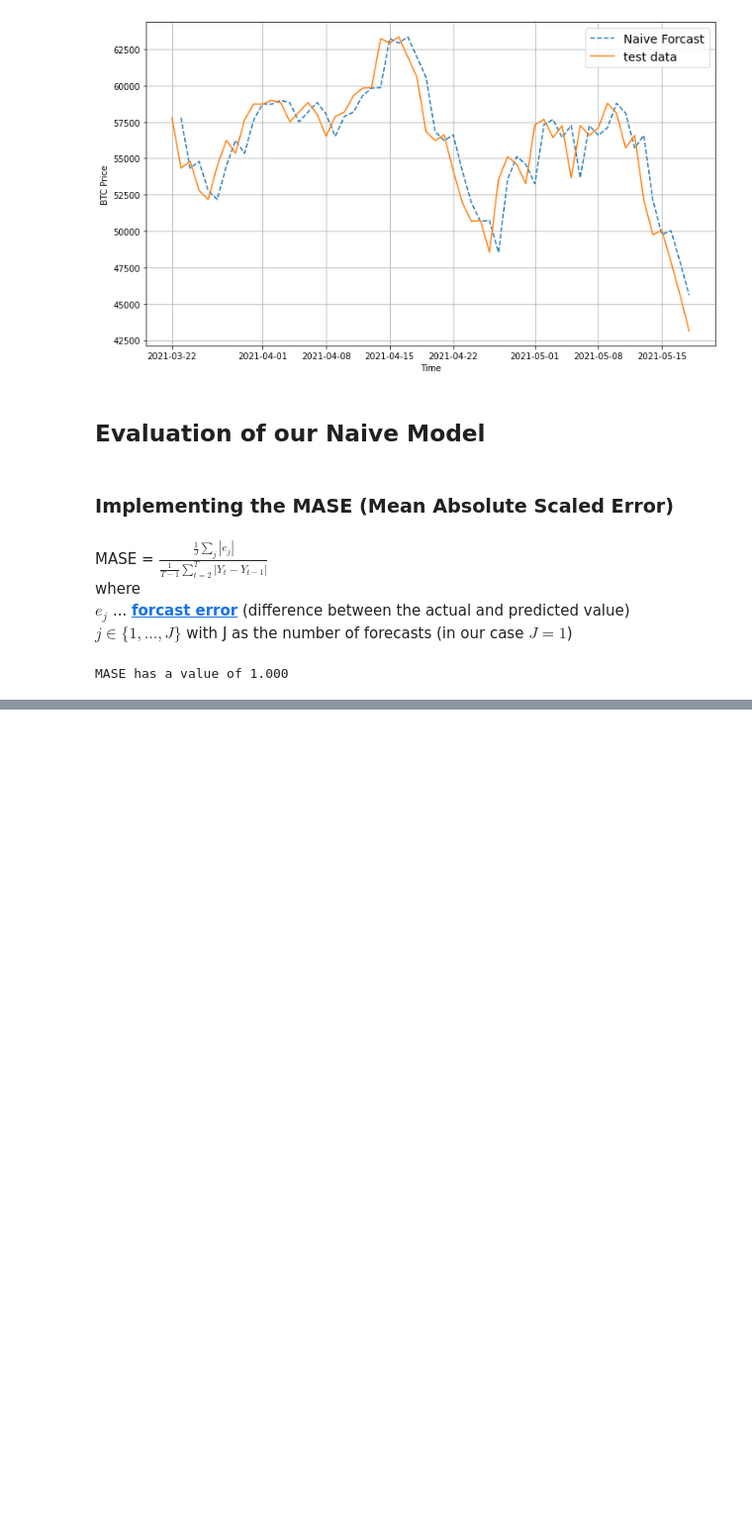
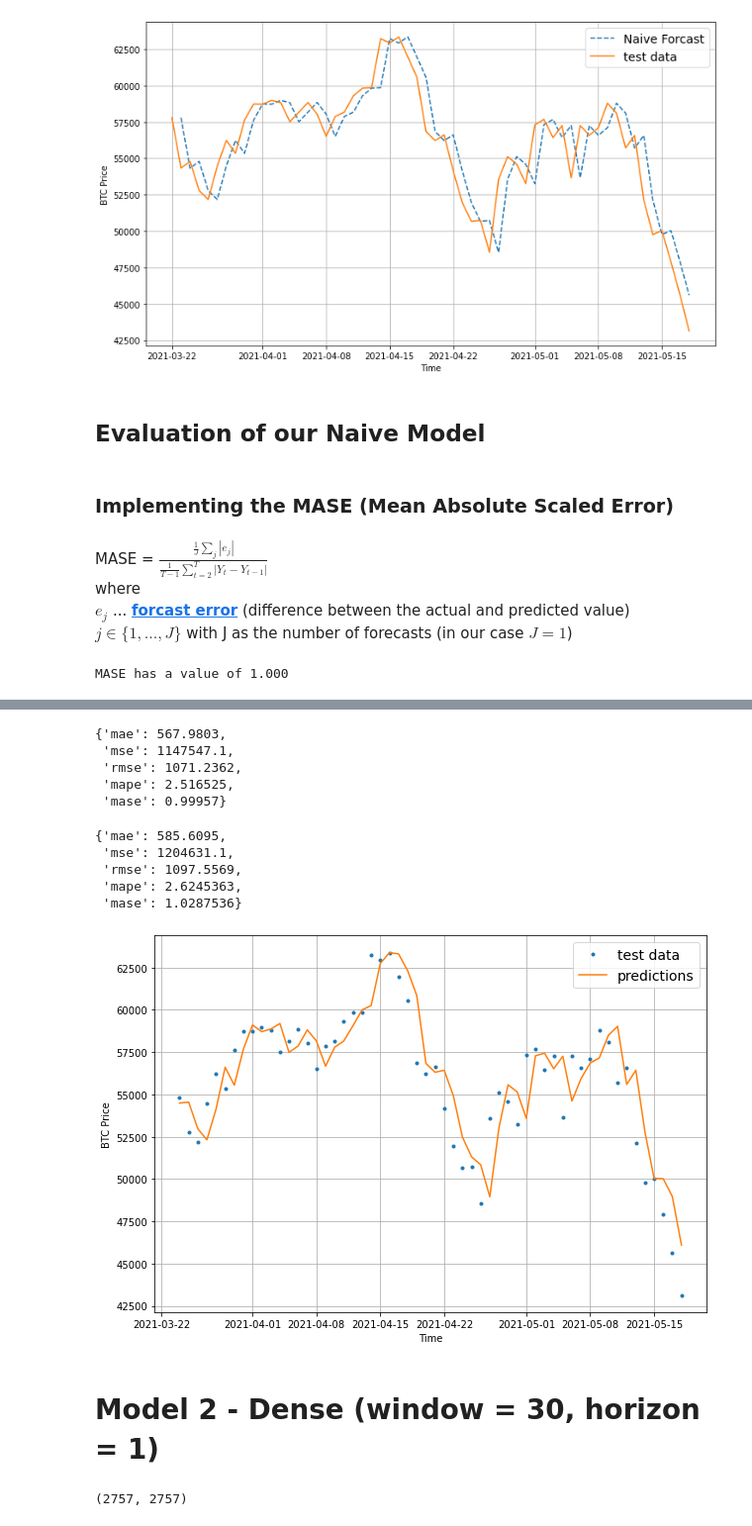
Before and after one commit to johanneseder711/Bitpredict, a Jupyter notebook: MilestoneProject_Bitpredict.ipynb, the cells around one changed output, grey strips where cells are left out. Shown at 99% size. Cells and saved outputs as stored; diff of their text form; code cells hidden in the pictures; blank space fills up the shorter version.

Commit message:
build 3 dense models with different horizons and windows sizes

```diff
--- a/MilestoneProject_Bitpredict.ipynb
+++ b/MilestoneProject_Bitpredict.ipynb
@@ -201,0 +299,13 @@ MASE has a value of 1.000
+# %%
+def make_train_test_splits(windows, labels, test_split=0.2):
+    """
+        Function that splits matching pairs of windows and labels into train and test splits
+    """
+    split_size = int(len(windows) * (1 - test_split))
+    train_windows = windows[:split_size]
+    train_labels = labels[:split_size]
+    test_windows = windows[split_size:]
+    test_labels = labels[split_size:]
+    return train_windows, test_windows, train_labels, test_labels
+# %%
+train_windows, test_windows, train_labels, test_labels = make_train_test_splits(full_windows,full_labels)
@@ -201,0 +396,3 @@ MASE has a value of 1.000
+# %%
+# load in the saved best performing model
+model_1 = tf.keras.models.load_model("model_experiments/model_1_dense")
@@ -201,0 +406,2 @@ MASE has a value of 1.000
+# %%
+model_1_preds = model_1.predict(test_windows)
@@ -201,0 +410,8 @@ MASE has a value of 1.000
+# %%
+naive_results
+# %% [output]
+{'mae': 567.9803,
+ 'mse': 1147547.1,
+ 'rmse': 1071.2362,
+ 'mape': 2.516525,
+ 'mase': 0.99957}
@@ -201,0 +427,33 @@ MASE has a value of 1.000
+# %%
+model_1_results = make_preds(model_1, test_windows, test_labels)
+model_1_results
+# %% [output]
+{'mae': 585.6095,
+ 'mse': 1204631.1,
+ 'rmse': 1097.5569,
+ 'mape': 2.6245363,
+ 'mase': 1.0287536}
+# %%
+# Lets plot our model 1 predictions
+
+offset = 500
+plt.figure(figsize=(10,7))
+
+plot_time_series(
+    timestamp=X_test[-len(test_windows):],
+    values=test_labels[:,0],
+    start=offset,
+    label="test data"
+
+)
+plot_time_series(
+    timestamp=X_test[-len(test_windows):],
+    values=model_1_preds[:,0],
+    formated='-',
+    start=offset,
+    label="predictions"
+)
+# %% [output]
+[figure, added]
+# %% [markdown]
+# Model 2 - Dense (window = 30, horizon = 1)
@@ -201,0 +465,4 @@ MASE has a value of 1.000
+# %%
+len(full_windows), len(full_labels)
+# %% [output]
+(2757, 2757)
```
Also changed, not shown: parts of 54 cells of this notebook, 12 other files.
